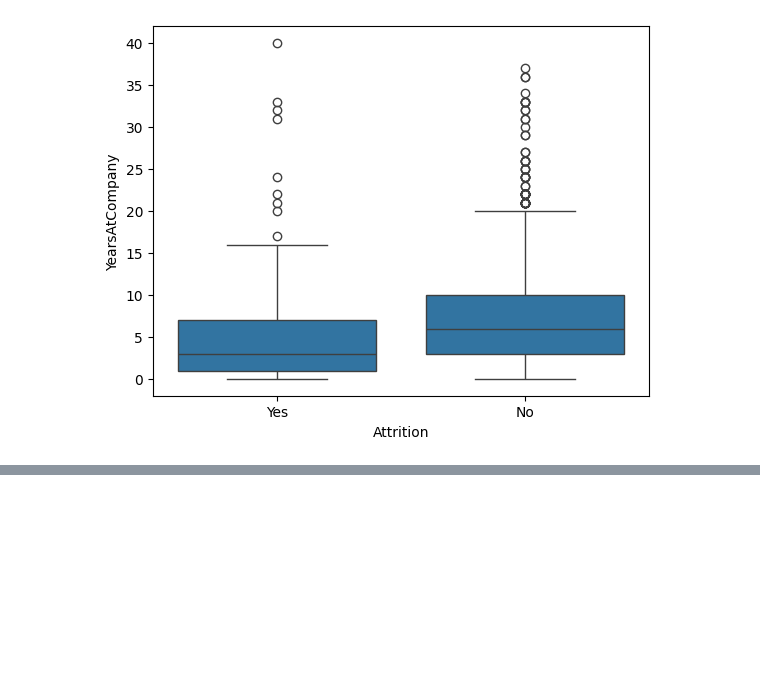
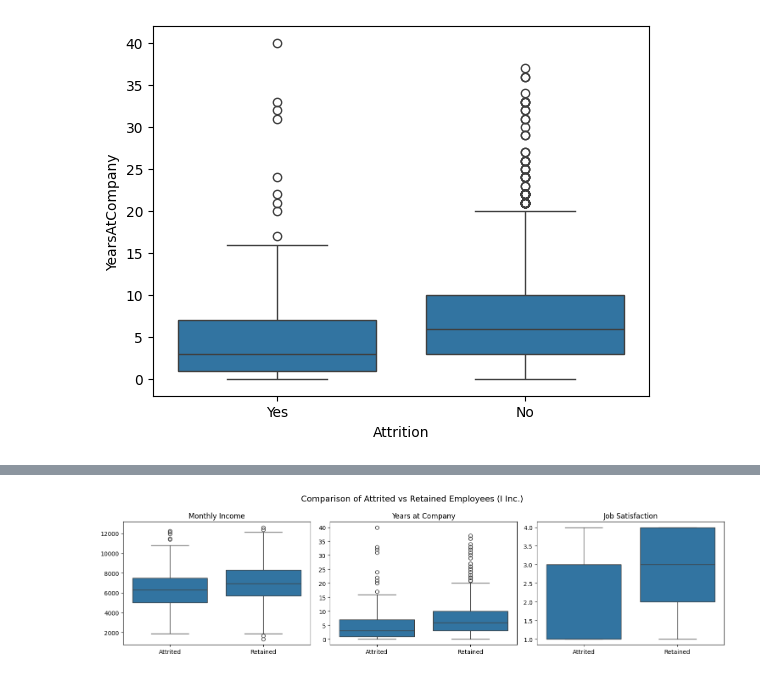
Before and after one commit to zaku2590/classGCI, a Jupyter notebook: FinalAssignment.ipynb, the cells around one changed output, grey strips where cells are left out. Saved outputs shown, nothing was run; the diff lists cells and outputs as text; code cells hidden in the pictures; blank space fills up the shorter version.

```diff
--- a/FinalAssignment.ipynb
+++ b/FinalAssignment.ipynb
@@ -83,0 +94,25 @@ sns.boxplot(x='Attrition', y='YearsAtCompany', data=df)
+# %%
+import matplotlib.pyplot as plt
+import seaborn as sns
+
+# ラベル作成（英語）
+df["AttritionLabel"] = df["Attrition"].map({"Yes": "Attrited", "No": "Retained"})
+
+# グラフ描画
+variables = ["MonthlyIncome", "YearsAtCompany", "JobSatisfaction"]
+titles = ["Monthly Income", "Years at Company", "Job Satisfaction"]
+
+plt.figure(figsize=(15, 4))
+
+for i, var in enumerate(variables):
+    plt.subplot(1, 3, i+1)
+    sns.boxplot(data=df, x="AttritionLabel", y=var)
+    plt.title(titles[i])
+    plt.xlabel("")
+    plt.ylabel("")
+
+plt.suptitle("Comparison of Attrited vs Retained Employees (I Inc.)", fontsize=14)
+plt.tight_layout()
+plt.show()
+# %% [output]
+[figure, added]
```
Also changed, not shown: parts of 5 cells of this notebook.
